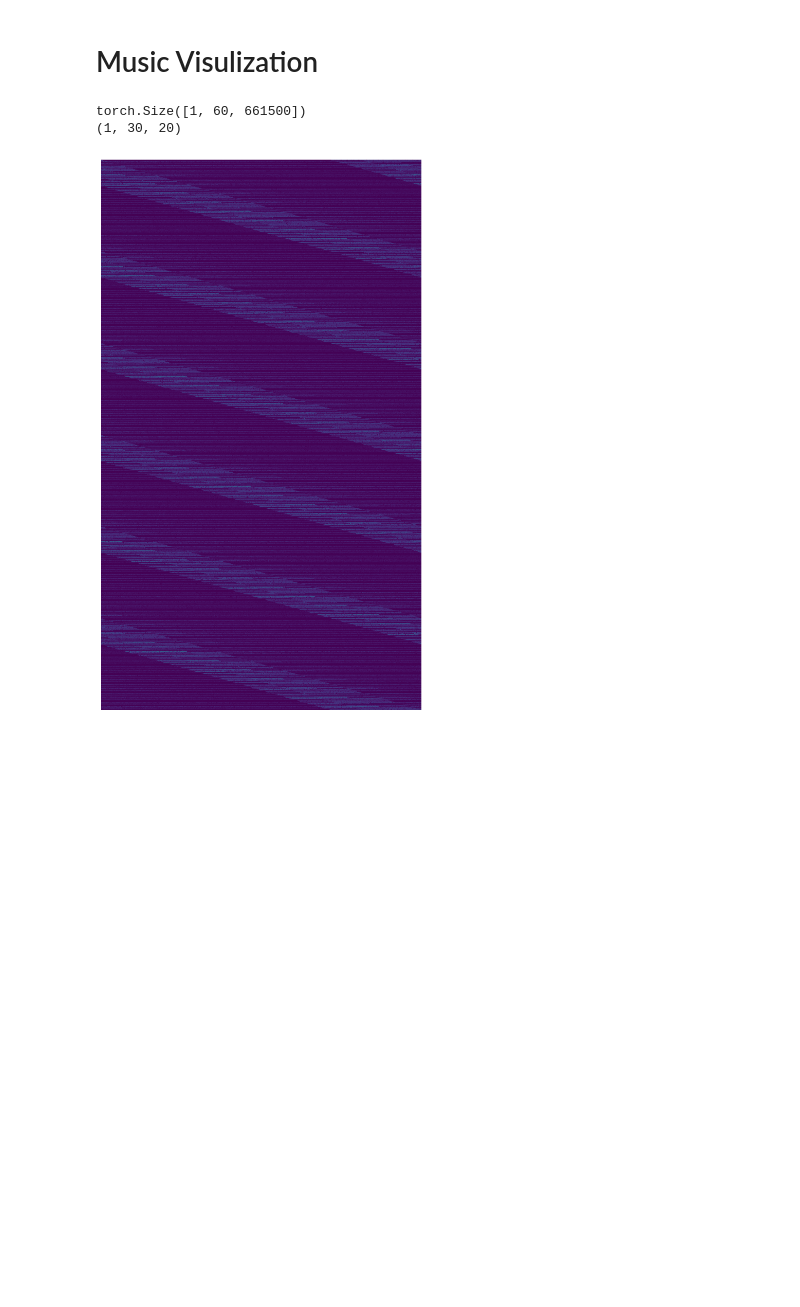
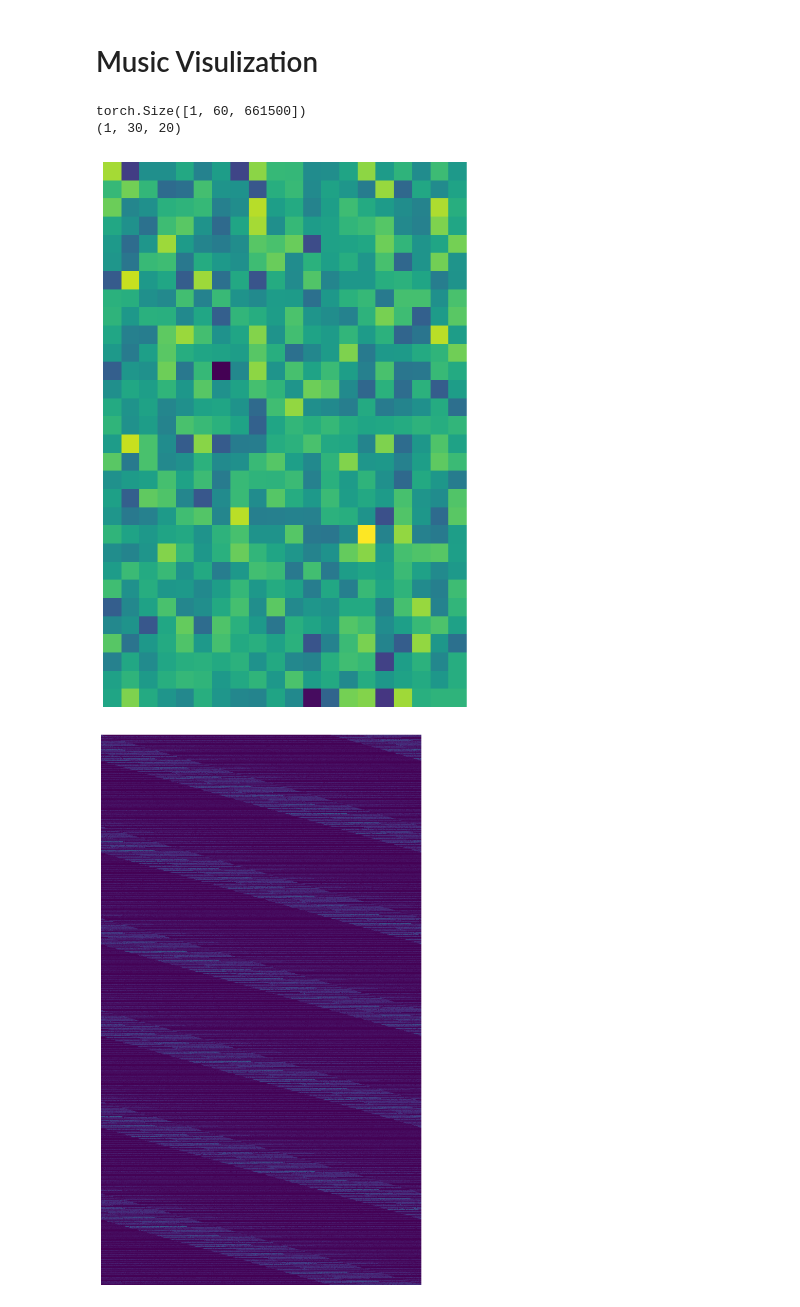
Before and after one commit to syKevinPeng/sound_vis, a Jupyter notebook: deep_model/visulization.ipynb, the cells around one changed output. Cells and saved outputs as stored; diff of their text form; code cells hidden in the pictures; blank space fills up the shorter version.

```diff
--- a/deep_model/visulization.ipynb
+++ b/deep_model/visulization.ipynb
@@ -39,20 +39,22 @@ wav_chunks = torch.from_numpy(wav_chunks).unsqueeze(0)
 # %%
 features = []
 print(wav_chunks.shape)
 for i, data in enumerate(wav_chunks):
     output = net(data)
     feature_maps = output.detach().numpy()
     feature_maps = np.reshape(feature_maps, (30, 20))
     # plot feature map
-    # fig, ax = plt.subplots(figsize=(10, 10))
-    # ax.imshow(feature_maps, cmap='viridis')
-    # ax.axis('off')
+    fig, ax = plt.subplots(figsize=(10, 10))
+    ax.imshow(feature_maps, cmap='viridis')
+    ax.axis('off')
     features.append(feature_maps)
 
 print(np.array(features).shape)
 # save as npz
-np.save('feature_maps_1_2_music.npy', features)
+
+# np.save('feature_maps_1_2_music.npy', features)
 # %% [output]
 torch.Size([1, 60, 661500])
 (1, 30, 20)
+[figure, added]
 # %%
```
Also changed, not shown: parts of 3 cells of this notebook, 8 other files.
